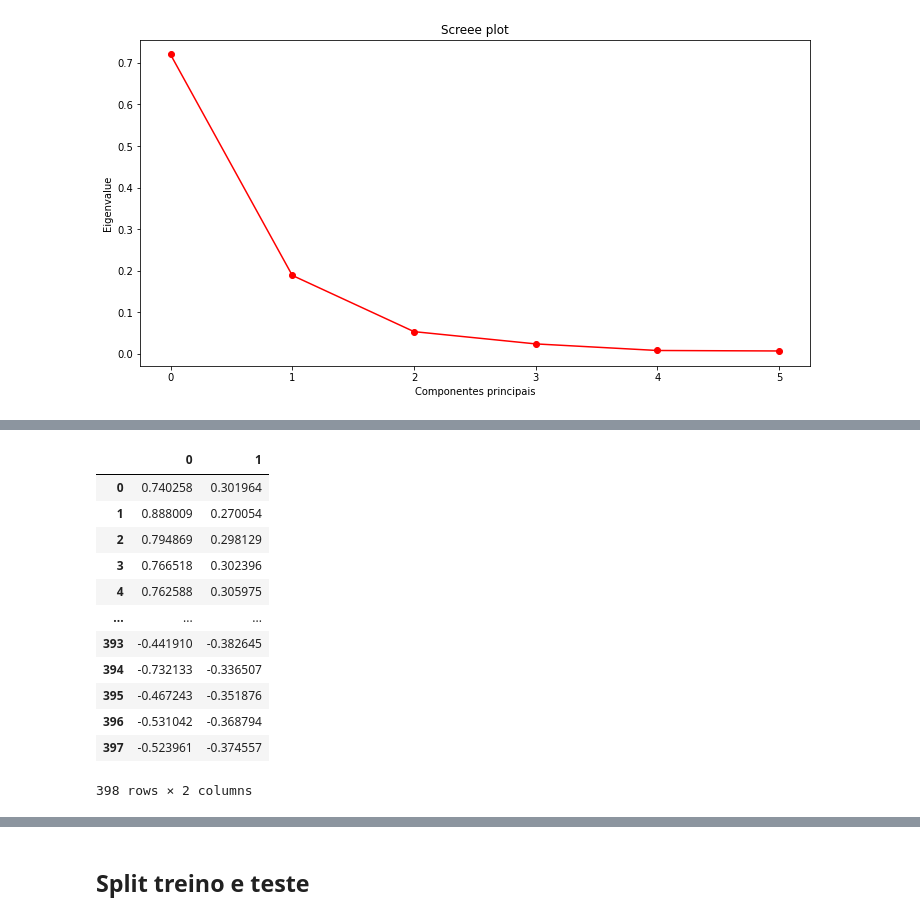
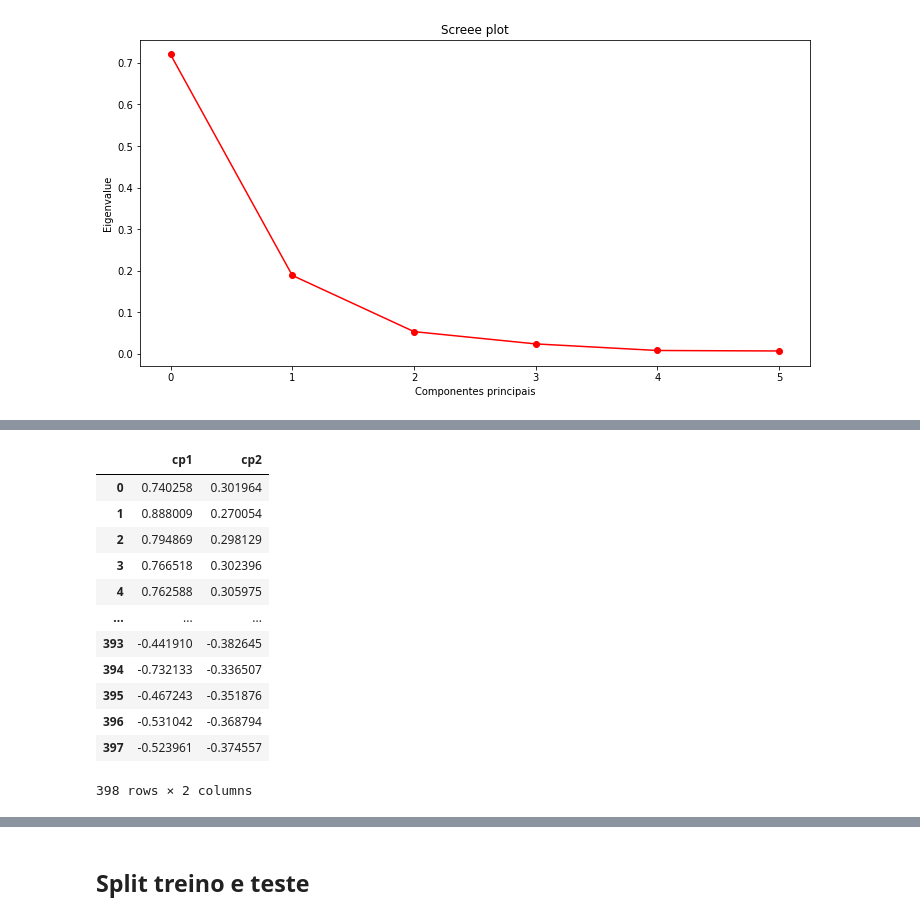
Before and after one commit to victorpecine/estudo_xgboost, a Jupyter notebook: mpg_xgboost.ipynb, the cells around one changed output, grey strips where cells are left out. Saved outputs shown, nothing was run; the diff lists cells and outputs as text; code cells hidden in the pictures.

```diff
--- a/mpg_xgboost.ipynb
+++ b/mpg_xgboost.ipynb
@@ -328,11 +238,11 @@ pca_1 = pca.transform(X)[:, 0]
 
 pca_2 = pca.transform(X)[:, 1]
 # %%
-df_scaled = pd.DataFrame(data=X_scaled_pca_two_comp)
+df_scaled = pd.DataFrame(data=X_scaled_pca_two_comp, columns=['cp1', 'cp2'])
 
 df_scaled
 # %% [output]
-|  | 0 | 1 |
+|  | cp1 | cp2 |
 | 0 | 0.740258 | 0.301964 |
 | 1 | 0.888009 | 0.270054 |
 | 2 | 0.794869 | 0.298129 |
```
Also changed, not shown: parts of 45 cells of this notebook.
